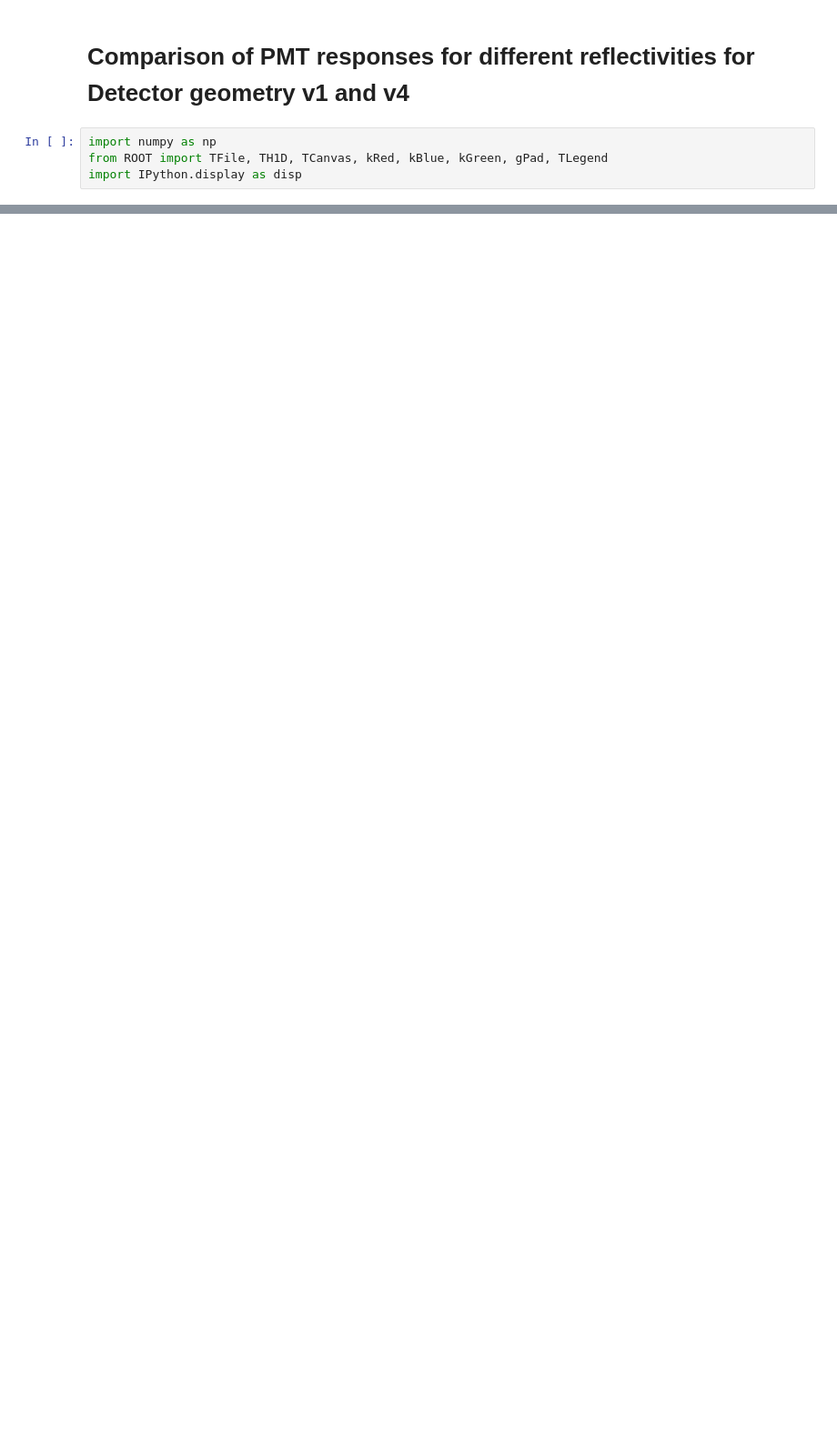
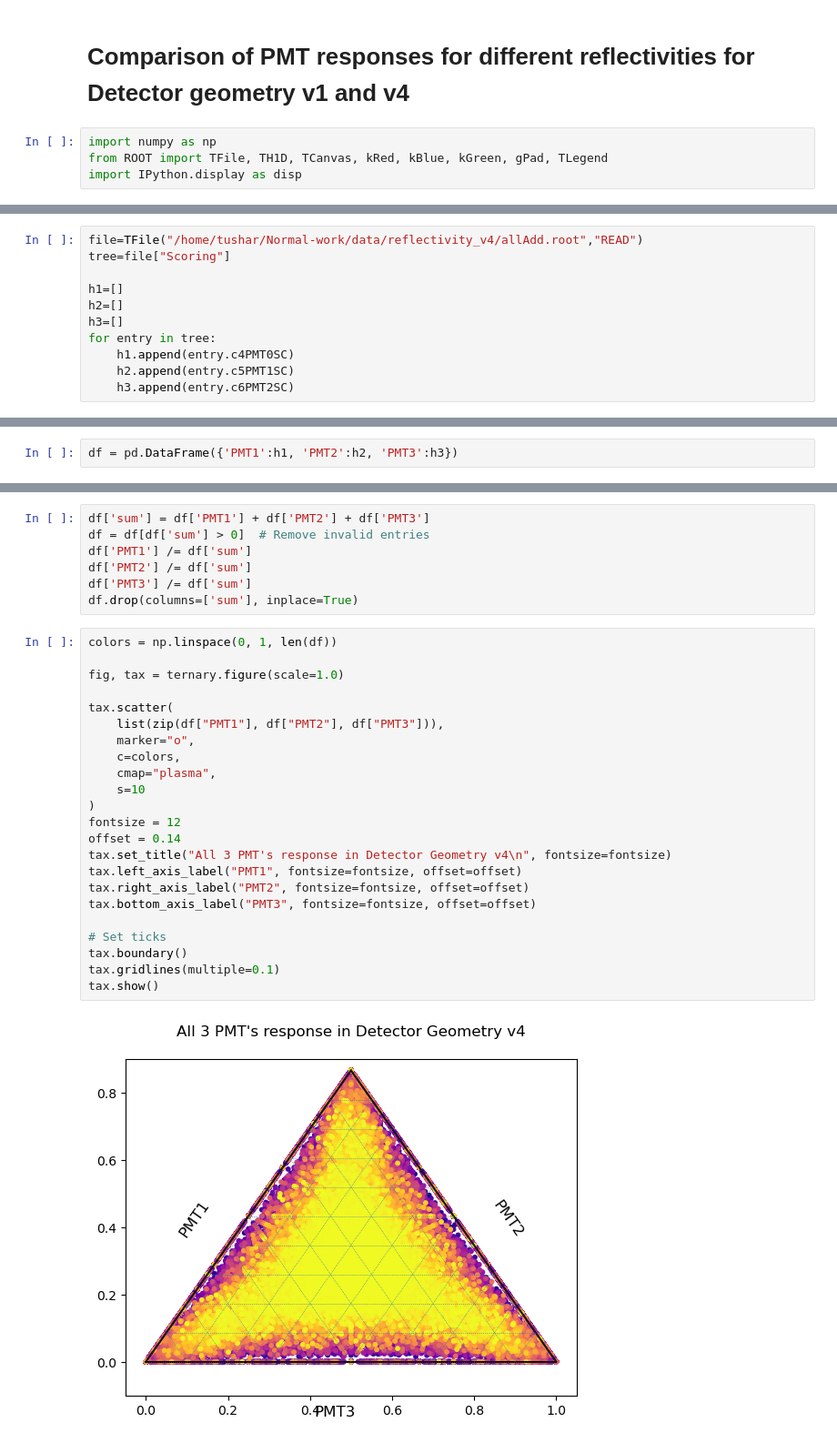
Before and after one commit to JustTUSHAR/Normal-work, a Jupyter notebook: codes/python/reflectivity.ipynb, the cells around one changed output, grey strips where cells are left out. Shown at 91% size. Cells and saved outputs as stored; diff of their text form; blank space fills up the shorter version.

Commit message:
Modifying code for Ternary type plot

```diff
--- a/codes/python/reflectivity.ipynb
+++ b/codes/python/reflectivity.ipynb
@@ -240,0 +650,11 @@ disp.display(t32);
+# %%
+file=TFile("/home/tushar/Normal-work/data/reflectivity_v4/allAdd.root","READ")
+tree=file["Scoring"]
+
+h1=[]
+h2=[]
+h3=[]
+for entry in tree:
+    h1.append(entry.c4PMT0SC)
+    h2.append(entry.c5PMT1SC)
+    h3.append(entry.c6PMT2SC)
@@ -240,0 +663,2 @@ disp.display(t32);
+# %%
+df = pd.DataFrame({'PMT1':h1, 'PMT2':h2, 'PMT3':h3})
@@ -240,0 +667,32 @@ disp.display(t32);
+# %%
+df['sum'] = df['PMT1'] + df['PMT2'] + df['PMT3']
+df = df[df['sum'] > 0]  # Remove invalid entries
+df['PMT1'] /= df['sum']
+df['PMT2'] /= df['sum']
+df['PMT3'] /= df['sum']
+df.drop(columns=['sum'], inplace=True)
+# %%
+colors = np.linspace(0, 1, len(df))
+
+fig, tax = ternary.figure(scale=1.0)
+
+tax.scatter(
+    list(zip(df["PMT1"], df["PMT2"], df["PMT3"])),
+    marker="o",
+    c=colors,
+    cmap="plasma",
+    s=10
+)
+fontsize = 12
+offset = 0.14
+tax.set_title("All 3 PMT's response in Detector Geometry v4\n", fontsize=fontsize)
+tax.left_axis_label("PMT1", fontsize=fontsize, offset=offset)
+tax.right_axis_label("PMT2", fontsize=fontsize, offset=offset)
+tax.bottom_axis_label("PMT3", fontsize=fontsize, offset=offset)
+
+# Set ticks
+tax.boundary()
+tax.gridlines(multiple=0.1)
+tax.show()
+# %% [output]
+[figure, added]
```
Also changed, not shown: parts of 10 cells of this notebook, 1 other file.
